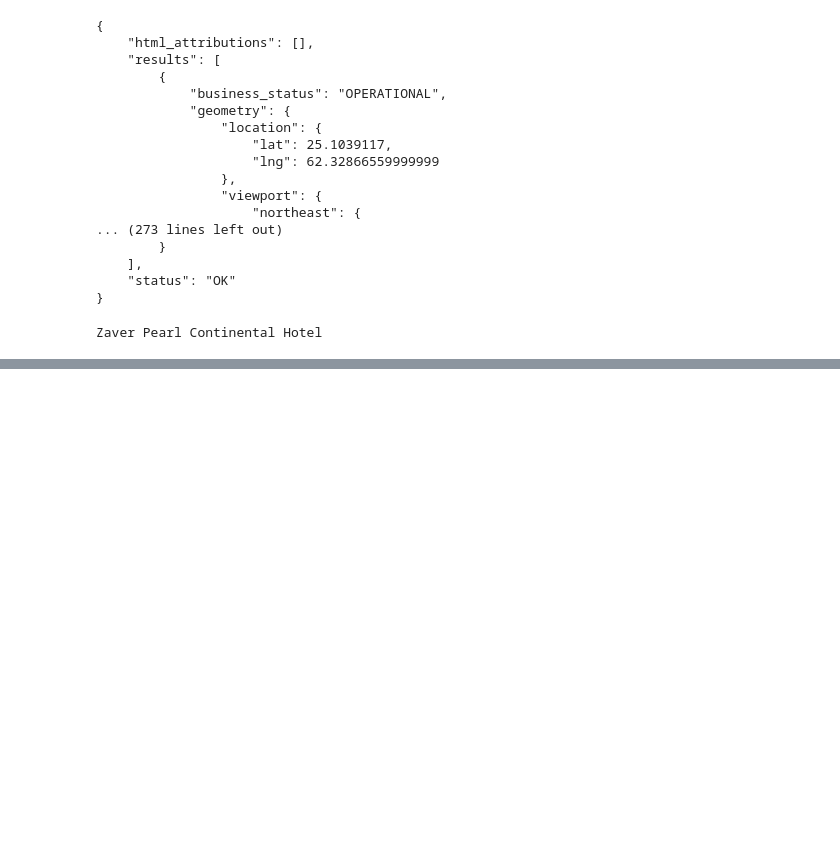
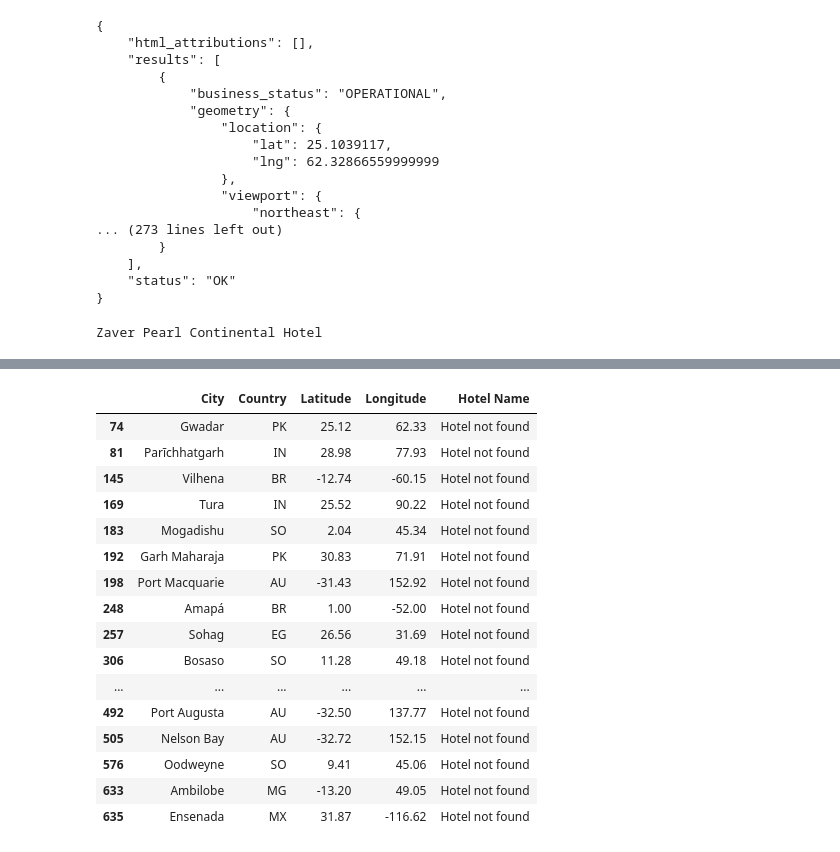
Before and after one commit to JeniLam/Python_API_Challenge, a Jupyter notebook: VacationPy/VacationPy.ipynb, the cells around one changed output, grey strips where cells are left out. Cells and saved outputs as stored; diff of their text form; code cells hidden in the pictures; blank space fills up the shorter version.

Commit message:
Adds for loop for hotels, need to debug

```diff
--- a/VacationPy/VacationPy.ipynb
+++ b/VacationPy/VacationPy.ipynb
@@ -134,7 +134,7 @@ Zaver Pearl Continental Hotel
 # need to create variable to get query lat/long to pull correctly
 lat = hotel_df.loc[:,'Latitude']
 long = hotel_df.loc[:,'Longitude']
-lat_long = (f"{lat},{long}")
+lat_long = f"{lat},{long}"
 # %%
 # Set parameters to search for hotels with 5000 meters.
 # sample query url: https://maps.googleapis.com/maps/api/place/nearbysearch/json?
@@ -146,3 +146,13 @@ params = {"location": lat_long, "type" : "lodging","radius" : 5000,"keyword" : "
 
 # Loop through hotel_df to grab nearest hotel names
 hotels = []
+
+for city in range(len(hotel_df['City'])):
+    try:
+        hotel_request = requests.get(url,params=params)
+        hotel_response = hotel_request.json()
+        hotels.append(hotel_response['results'][0]['name'])
+        print(f'Hotel found for {city}')
+    except IndexError:
+        hotels.append('Hotel not found')
+        print(f'Hotel is out of range')
@@ -149,5 +180,24 @@ hotels = []
 # %%
 hotel_df['Hotel Name'] = hotels
+hotel_df
+# %% [output]
+|  | City | Country | Latitude | Longitude | Hotel Name |
+| 74 | Gwadar | PK | 25.12 | 62.33 | Hotel not found |
+| 81 | Parīchhatgarh | IN | 28.98 | 77.93 | Hotel not found |
+| 145 | Vilhena | BR | -12.74 | -60.15 | Hotel not found |
+| 169 | Tura | IN | 25.52 | 90.22 | Hotel not found |
+| 183 | Mogadishu | SO | 2.04 | 45.34 | Hotel not found |
+| 192 | Garh Maharaja | PK | 30.83 | 71.91 | Hotel not found |
+| 198 | Port Macquarie | AU | -31.43 | 152.92 | Hotel not found |
+| 248 | Amapá | BR | 1.00 | -52.00 | Hotel not found |
+| 257 | Sohag | EG | 26.56 | 31.69 | Hotel not found |
+| 306 | Bosaso | SO | 11.28 | 49.18 | Hotel not found |
+| ... | ... | ... | ... | ... | ... |
+| 492 | Port Augusta | AU | -32.50 | 137.77 | Hotel not found |
+| 505 | Nelson Bay | AU | -32.72 | 152.15 | Hotel not found |
+| 576 | Oodweyne | SO | 9.41 | 45.06 | Hotel not found |
+| 633 | Ambilobe | MG | -13.20 | 49.05 | Hotel not found |
+| 635 | Ensenada | MX | 31.87 | -116.62 | Hotel not found |
 # %%
 # NOTE: Do not change any of the code in this cell
 
```
Also changed, not shown: parts of 1 cell of this notebook.
